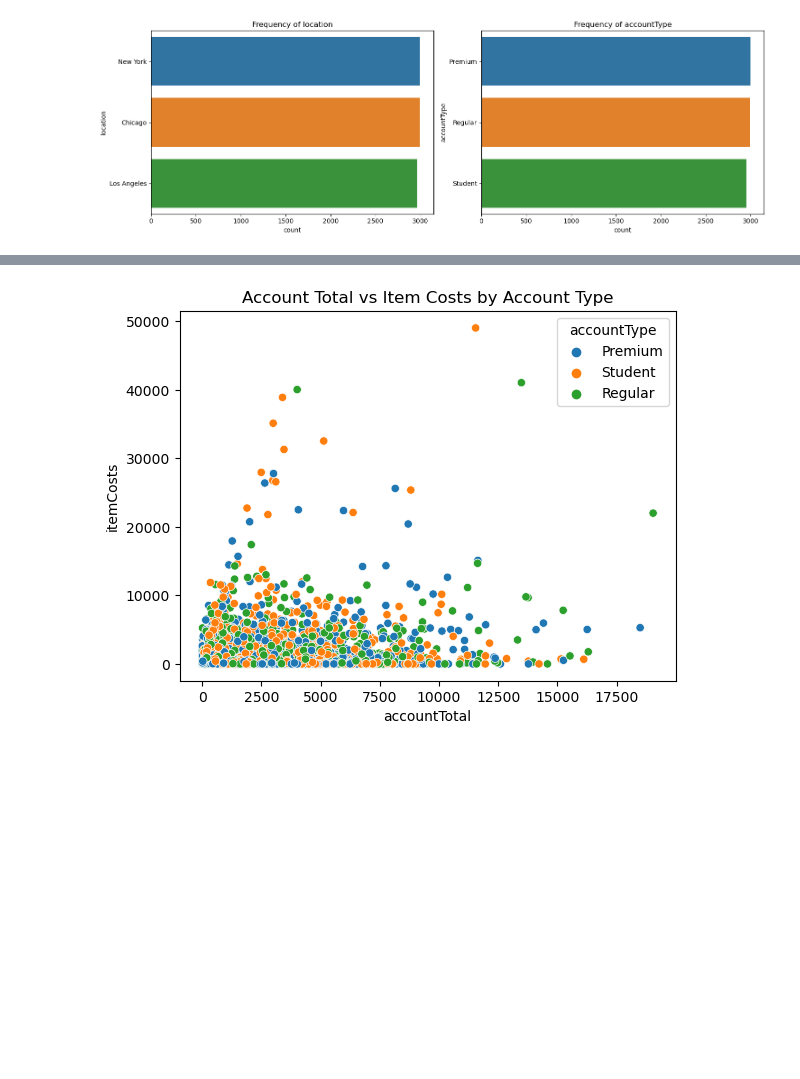
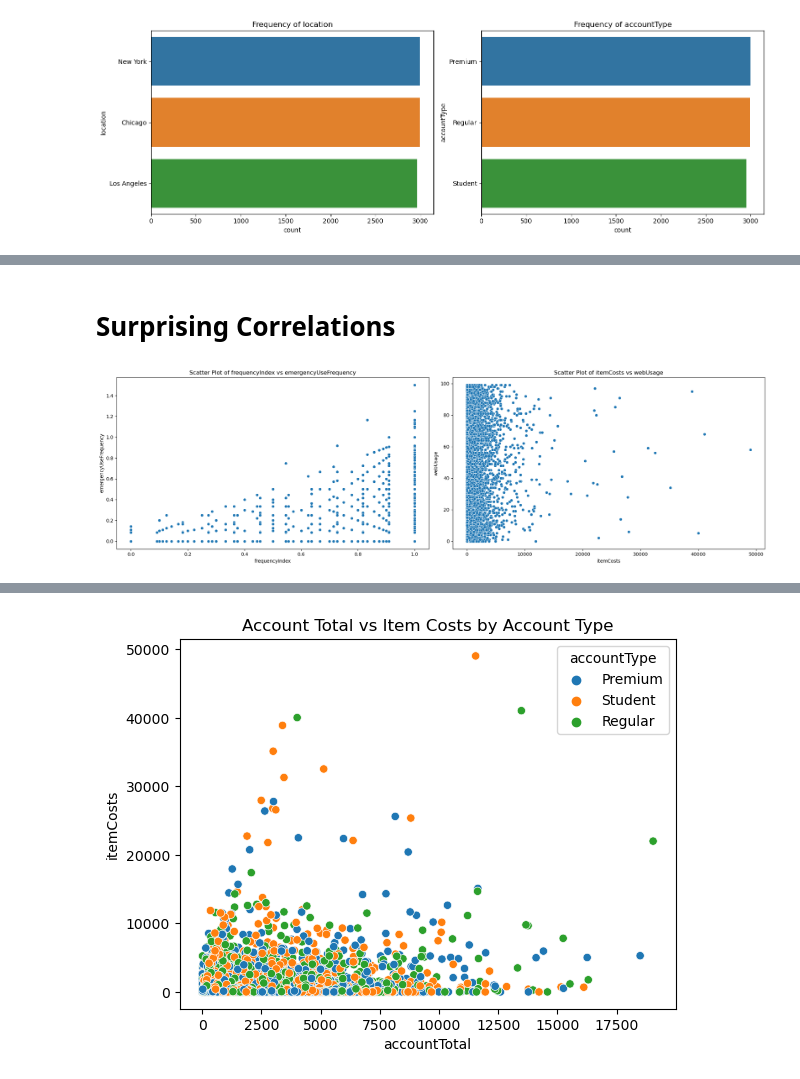
Before and after one commit to MattiaCervelli/AI-ML_project.shopEasy_283791, a Jupyter notebook: main.ipynb, the cells around one changed output, grey strips where cells are left out. Cells and saved outputs as stored; diff of their text form; code cells hidden in the pictures; blank space fills up the shorter version.

```diff
--- a/main.ipynb
+++ b/main.ipynb
@@ -109,0 +140,29 @@ plt.show()
+# %% [markdown]
+# Surprising Correlations
+# %%
+# Sample pairs of features with surprising correlations
+surprising_corr_pairs = [('frequencyIndex', 'emergencyUseFrequency'), ('itemCosts', 'webUsage')]
+
+# Determine the number of rows/columns for the subplot grid
+num_pairs = len(surprising_corr_pairs)
+ncols = 2
+
+# Determine the number of rows/columns for the subplot grid
+nrows = num_pairs // ncols + (num_pairs % ncols > 0)
+
+# Creating subplots for scatter plots
+fig, axs = plt.subplots(nrows=nrows, ncols=ncols, figsize=(10*ncols, 6*nrows))
+axs = axs.reshape(nrows, ncols)
+
+for i, pair in enumerate(surprising_corr_pairs):
+    row = i // ncols
+    col = i % ncols
+    sns.scatterplot(data=df, x=pair[0], y=pair[1], ax=axs[row, col])
+    axs[row, col].set_title(f'Scatter Plot of {pair[0]} vs {pair[1]}')
+    axs[row, col].set_xlabel(pair[0])
+    axs[row, col].set_ylabel(pair[1])
+
+plt.tight_layout()
+plt.show()
+# %% [output]
+[figure, added]
```
Also changed, not shown: parts of 11 cells of this notebook.
